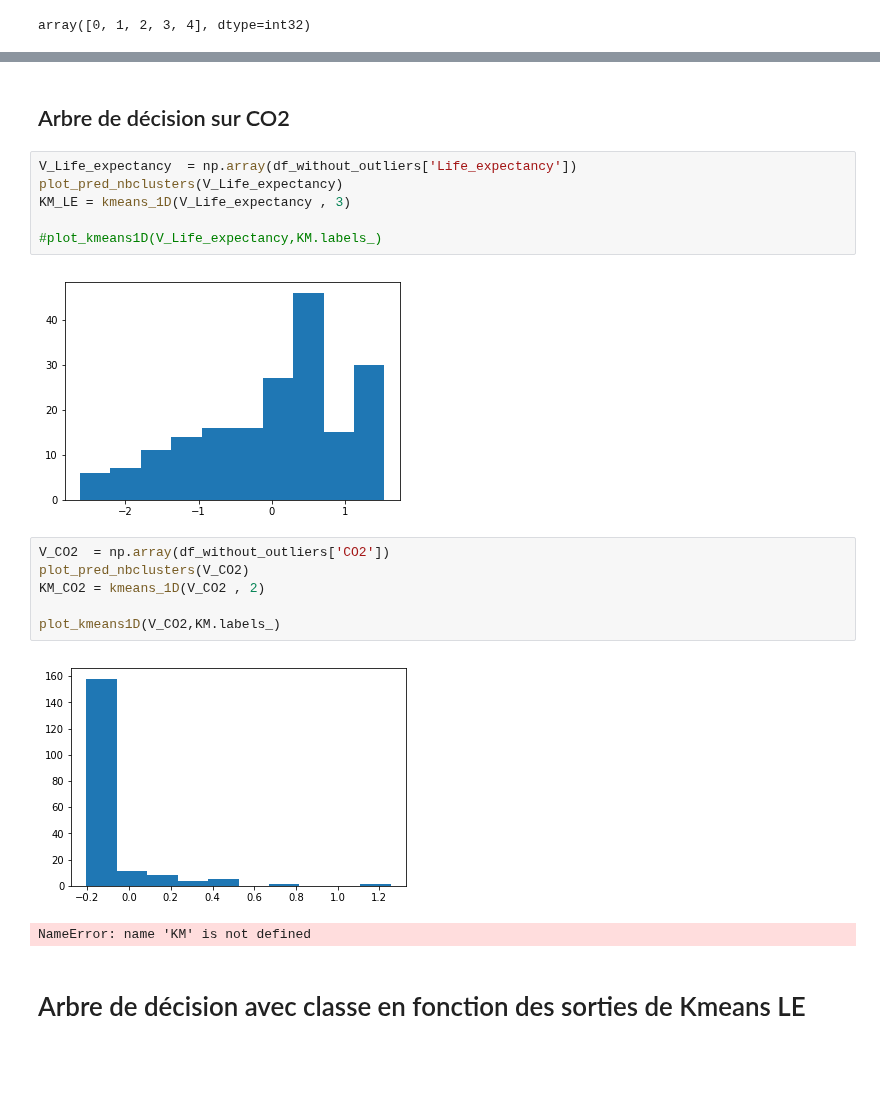
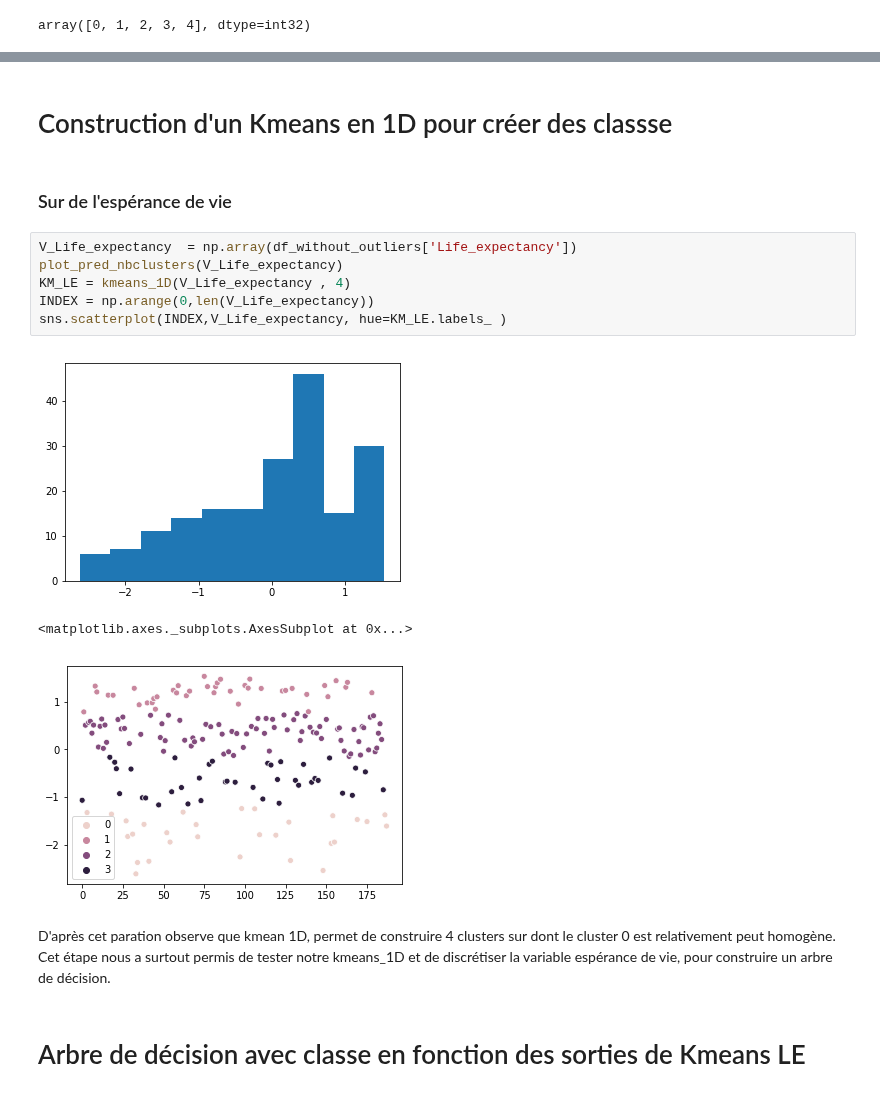
Before and after one commit to LisaNicvert/IA_project, a Jupyter notebook: Project_IA_Clustering_simple.ipynb, the cells around one changed output, grey strips where cells are left out. Cells and saved outputs as stored; diff of their text form; blank space fills up the shorter version.

```diff
--- a/Project_IA_Clustering_simple.ipynb
+++ b/Project_IA_Clustering_simple.ipynb
@@ -641,25 +643,22 @@ graph = graphviz.Source(dot_data)
 graph
 # %% [output]
 [drawing not drawn]
-# %% [markdown]
-## Arbre de décision sur CO2
+# %% [markdown]
+# Construction d'un Kmeans en 1D pour créer des classse
+# %% [markdown]
+### Sur de l'espérance de vie
 # %%
 V_Life_expectancy  = np.array(df_without_outliers['Life_expectancy'])
 plot_pred_nbclusters(V_Life_expectancy)
-KM_LE = kmeans_1D(V_Life_expectancy , 3)
-
-#plot_kmeans1D(V_Life_expectancy,KM.labels_)
+KM_LE = kmeans_1D(V_Life_expectancy , 4)
+INDEX = np.arange(0,len(V_Life_expectancy))
+sns.scatterplot(INDEX,V_Life_expectancy, hue=KM_LE.labels_ )
 # %% [output]
 [figure]
+<matplotlib.axes._subplots.AxesSubplot at 0x...>
+[figure, added]
-# %%
-V_CO2  = np.array(df_without_outliers['CO2'])
-plot_pred_nbclusters(V_CO2)
-KM_CO2 = kmeans_1D(V_CO2 , 2)
-
-plot_kmeans1D(V_CO2,KM.labels_)
-# %% [output]
-[figure, removed]
-NameError: name 'KM' is not defined
+# %% [markdown]
+D'après cet paration observe que kmean 1D, permet de construire 4 clusters sur dont le cluster 0 est relativement peut homogène. Cet étape nous a surtout permis de tester notre kmeans_1D et de discrétiser la variable espérance de vie, pour construire un arbre de décision.
 # %% [markdown]
 # Arbre de décision avec classe en fonction des sorties de Kmeans LE
 # %%
```
Also changed, not shown: parts of 4 cells of this notebook.
